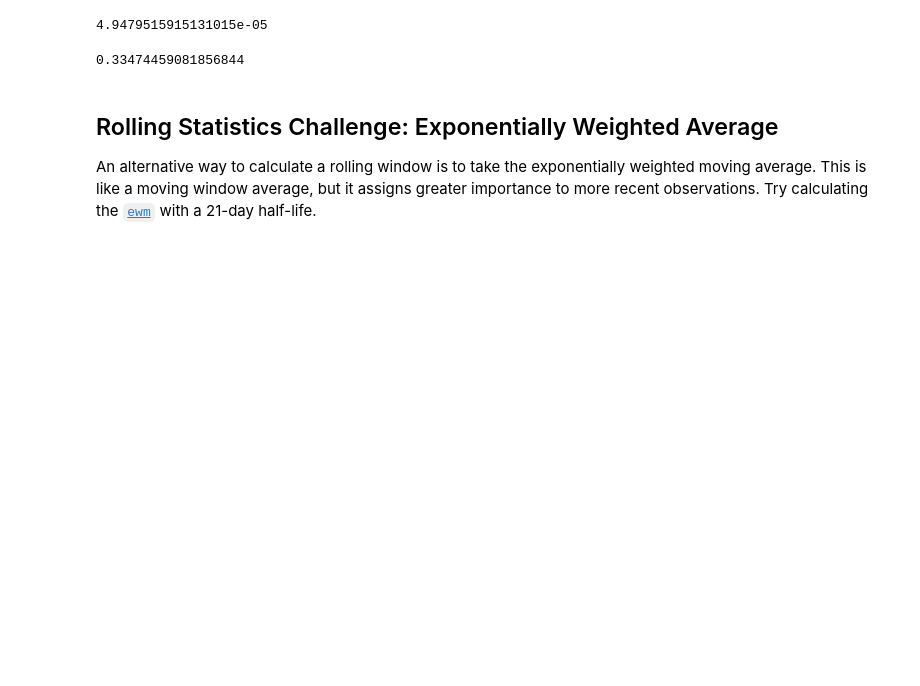
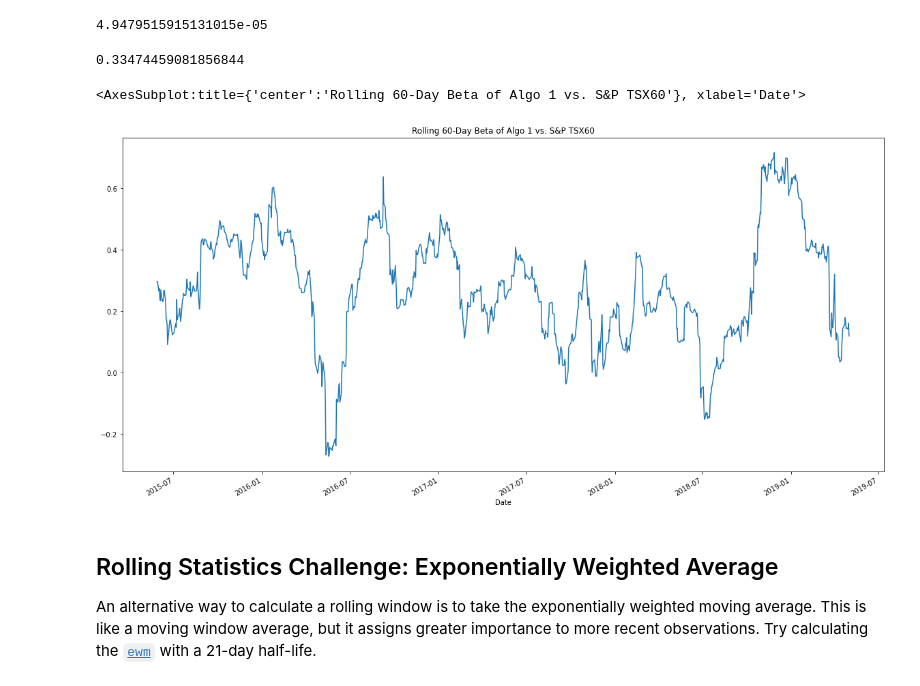
Before and after one commit to hammer888-tech/Homework-4, a Jupyter notebook: whale_analysis.ipynb, the cells around one changed output. Cells and saved outputs as stored; diff of their text form; code cells hidden in the pictures; blank space fills up the shorter version.

```diff
--- a/whale_analysis.ipynb
+++ b/whale_analysis.ipynb
@@ -347,3 +345,13 @@ beta_algo1
+# %%
+# Plot beta trend
+rolling_covariance = all_portfolio_returns["Algo 1"].rolling(window=60).cov(all_portfolio_returns["S&P TSX60"])
+rolling_variance = all_portfolio_returns["S&P TSX60"].rolling(window=60).var()
+
+rolling_beta = rolling_covariance / rolling_variance
+rolling_beta.plot(figsize=(20, 10), title='Rolling 60-Day Beta of Algo 1 vs. S&P TSX60')
+# %% [output]
+<AxesSubplot:title={'center':'Rolling 60-Day Beta of Algo 1 vs. S&P TSX60'}, xlabel='Date'>
+[figure, added]
 # %% [markdown]
 ## Rolling Statistics Challenge: Exponentially Weighted Average
 
```
Also changed, not shown: parts of 19 cells of this notebook.
